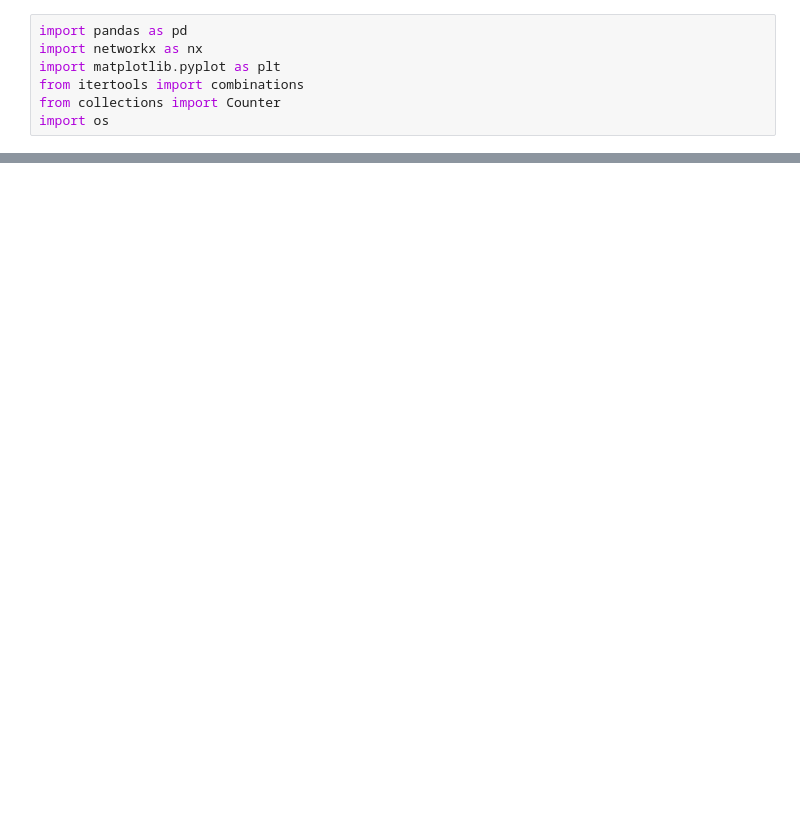
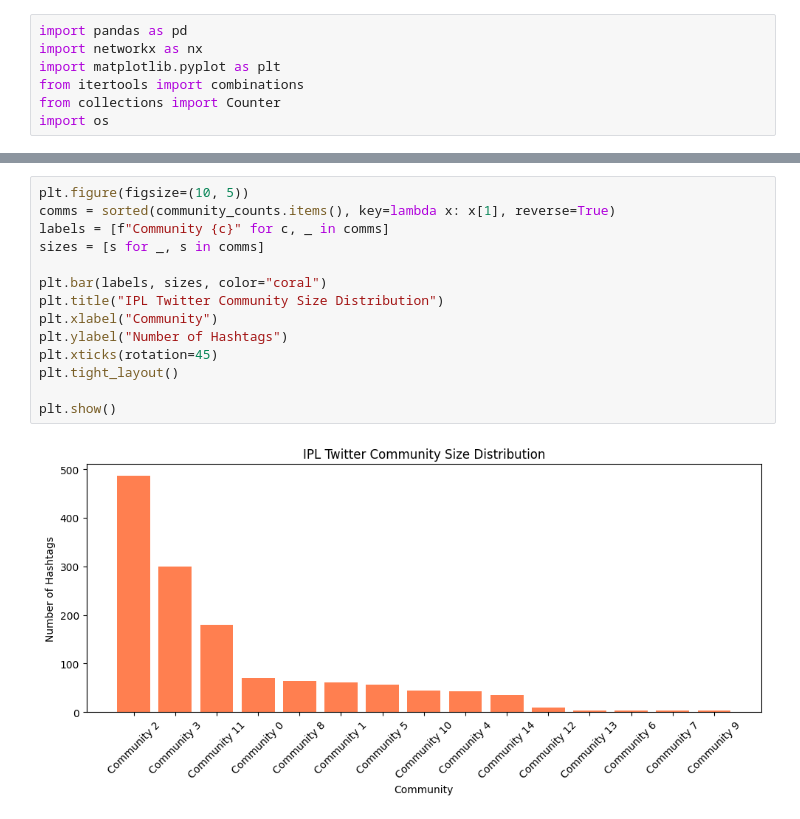
Before and after one commit to YORKAJX/IPL-SMNA, a Jupyter notebook: notebooks/network_analysis.ipynb, the cells around one changed output, grey strips where cells are left out. Saved outputs shown, nothing was run; the diff lists cells and outputs as text; blank space fills up the shorter version.

```diff
--- a/notebooks/network_analysis.ipynb
+++ b/notebooks/network_analysis.ipynb
@@ -159,0 +190,16 @@ FileNotFoundError: [Errno 2] No such file or directory: '../outputs/network_comm
+# %%
+plt.figure(figsize=(10, 5))
+comms = sorted(community_counts.items(), key=lambda x: x[1], reverse=True)
+labels = [f"Community {c}" for c, _ in comms]
+sizes = [s for _, s in comms]
+
+plt.bar(labels, sizes, color="coral")
+plt.title("IPL Twitter Community Size Distribution")
+plt.xlabel("Community")
+plt.ylabel("Number of Hashtags")
+plt.xticks(rotation=45)
+plt.tight_layout()
+
+plt.show()
+# %% [output]
+[figure, added]
```
Also changed, not shown: parts of 7 cells of this notebook.
